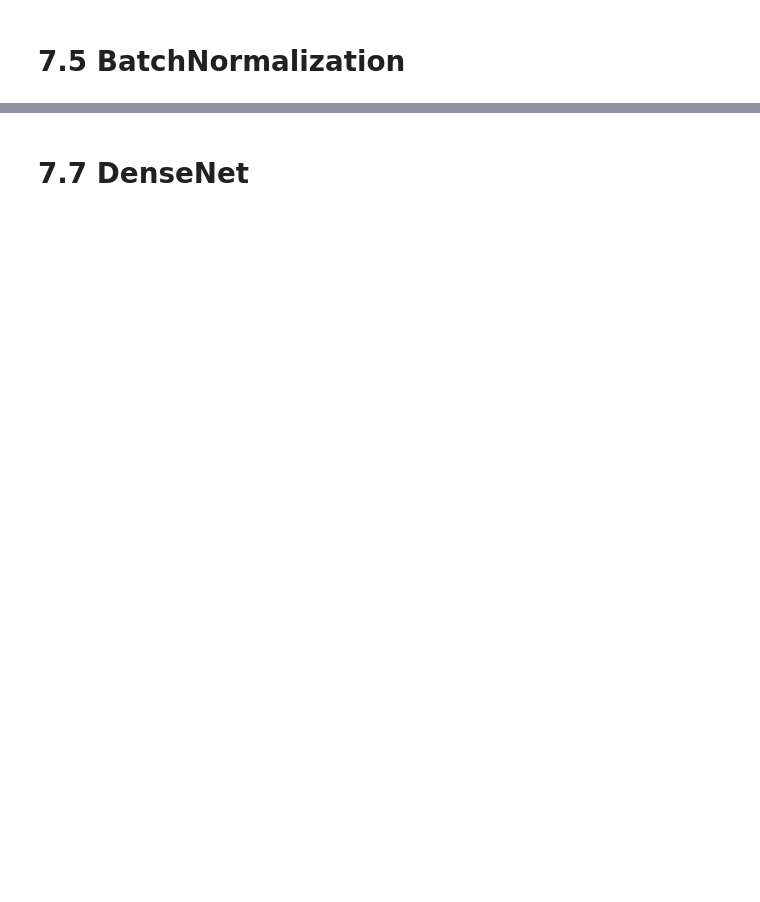
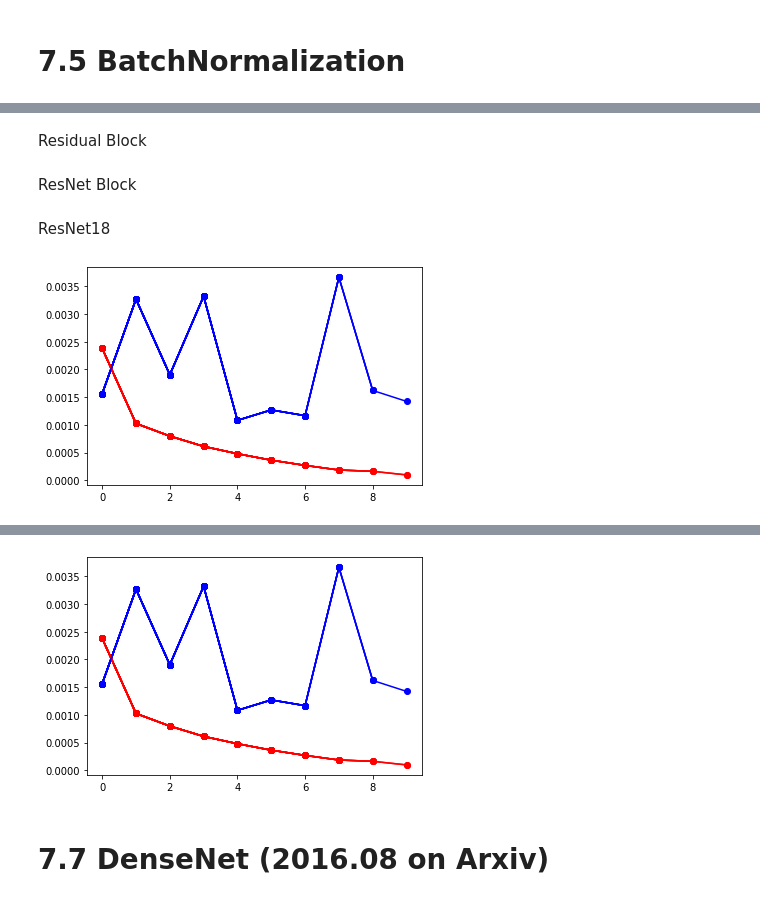
Before and after one commit to JayHong99/2022_Summer_BookReading, a Jupyter notebook: Chapter7/Book Reading Chapter 7 Part2.ipynb, the cells around one changed output, grey strips where cells are left out. Saved outputs shown, nothing was run; the diff lists cells and outputs as text; code cells hidden in the pictures; blank space fills up the shorter version.

```diff
--- a/Chapter7/Book Reading Chapter 7 Part2.ipynb
+++ b/Chapter7/Book Reading Chapter 7 Part2.ipynb
@@ -306,0 +548,2 @@ AttributeError: module 'pylab' has no attribute 'plot'
+# %% [markdown]
+Residual Block
@@ -306,0 +574,38 @@ AttributeError: module 'pylab' has no attribute 'plot'
+# %% [markdown]
+ResNet Block
+# %%
+def resnet_block(input_channels, num_channels, num_residuals,
+                 first_block=False):
+    blk = []
+    for i in range(num_residuals):
+        if i == 0 and not first_block:
+            blk.append(Residual(input_channels, num_channels,
+                                use_1x1conv=True, strides=2))
+        else:
+            blk.append(Residual(num_channels, num_channels))
+    return blk
+# %% [markdown]
+ResNet18
+# %%
+b1 = nn.Sequential(nn.Conv2d(1, 64, kernel_size=7, stride=2, padding=3),
+                   nn.BatchNorm2d(64), nn.ReLU(),
+                   nn.MaxPool2d(kernel_size=3, stride=2, padding=1))
+b2 = nn.Sequential(*resnet_block(64, 64, 2, first_block=True))
+b3 = nn.Sequential(*resnet_block(64, 128, 2))
+b4 = nn.Sequential(*resnet_block(128, 256, 2))
+b5 = nn.Sequential(*resnet_block(256, 512, 2))
+
+model = nn.Sequential(b1, b2, b3, b4, b5,
+                    nn.AdaptiveAvgPool2d((1,1)),
+                    nn.Flatten(), nn.Linear(512, 10)).to(device)
+
+model = initialize_weights(model)
+
+num_epochs = 10
+learning_rate = 0.1
+optimizer = optim.SGD(model.parameters(), lr = learning_rate)
+criterion = nn.CrossEntropyLoss()
+
+model = Chapter7_Training(model, dataloaders, criterion, optimizer, num_epochs)
+# %% [output]
+[figure, added]
@@ -307,2 +613,3 @@ AttributeError: module 'pylab' has no attribute 'plot'
+[figure, added]
 # %% [markdown]
-# 7.7 DenseNet
+# 7.7 DenseNet (2016.08 on Arxiv)
```
Also changed, not shown: parts of 42 cells of this notebook.
